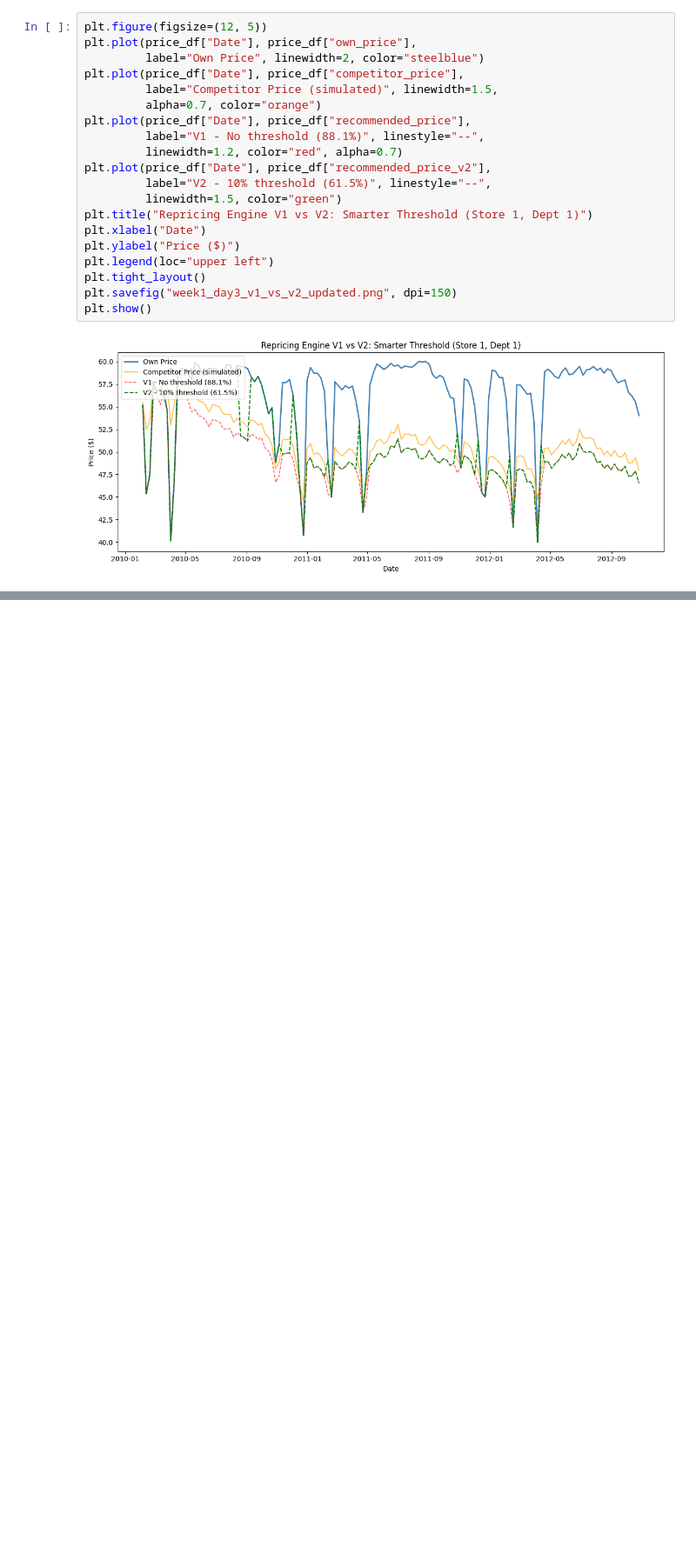
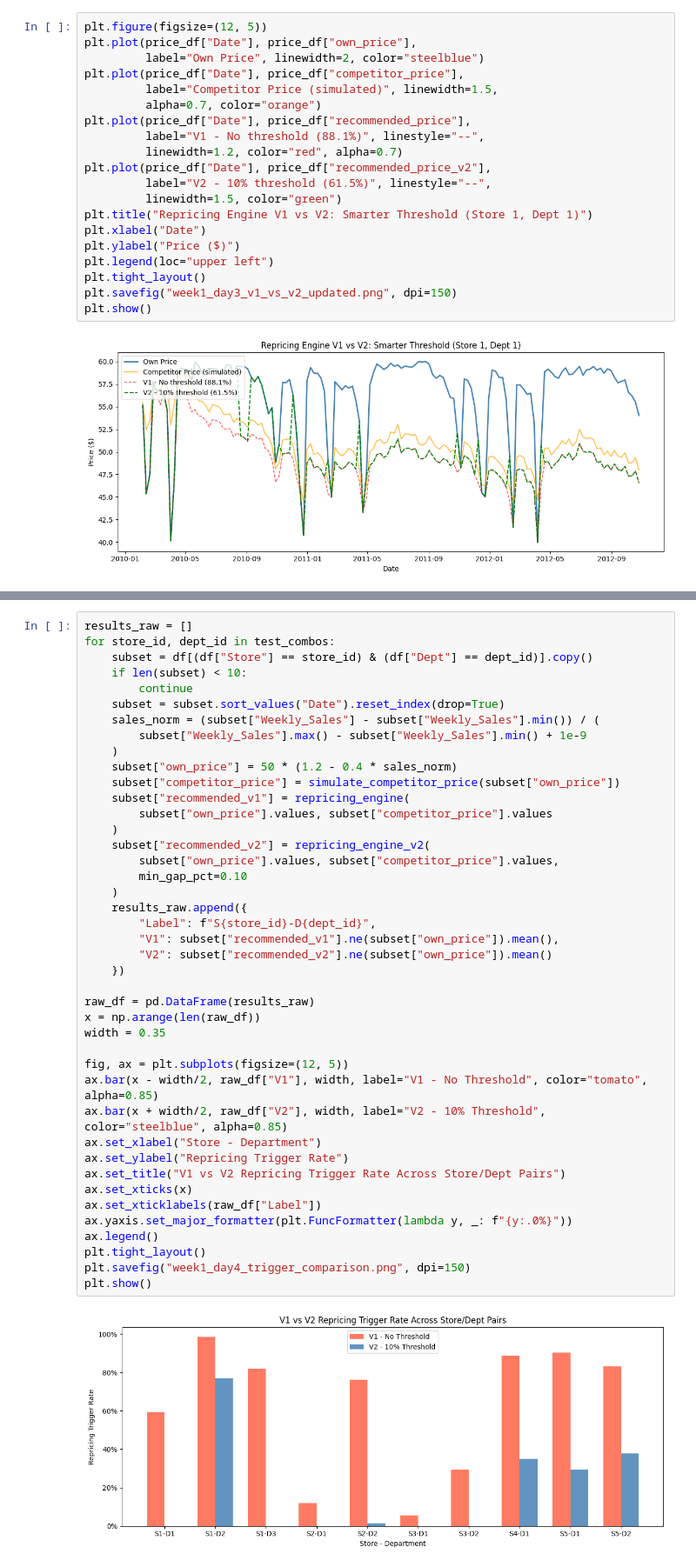
Before and after one commit to Snjkmr162/The_Pricing_Analytics_Toolkit, a Jupyter notebook: notebooks/week1_repricing/Week1_Repricing_Simulator.ipynb, the cells around one changed output, grey strips where cells are left out. Shown at 87% size. Saved outputs shown, nothing was run; the diff lists cells and outputs as text; blank space fills up the shorter version.

```diff
--- a/notebooks/week1_repricing/Week1_Repricing_Simulator.ipynb
+++ b/notebooks/week1_repricing/Week1_Repricing_Simulator.ipynb
@@ -322,0 +406,44 @@ plt.show()
+# %%
+results_raw = []
+for store_id, dept_id in test_combos:
+    subset = df[(df["Store"] == store_id) & (df["Dept"] == dept_id)].copy()
+    if len(subset) < 10:
+        continue
+    subset = subset.sort_values("Date").reset_index(drop=True)
+    sales_norm = (subset["Weekly_Sales"] - subset["Weekly_Sales"].min()) / (
+        subset["Weekly_Sales"].max() - subset["Weekly_Sales"].min() + 1e-9
+    )
+    subset["own_price"] = 50 * (1.2 - 0.4 * sales_norm)
+    subset["competitor_price"] = simulate_competitor_price(subset["own_price"])
+    subset["recommended_v1"] = repricing_engine(
+        subset["own_price"].values, subset["competitor_price"].values
+    )
+    subset["recommended_v2"] = repricing_engine_v2(
+        subset["own_price"].values, subset["competitor_price"].values,
+        min_gap_pct=0.10
+    )
+    results_raw.append({
+        "Label": f"S{store_id}-D{dept_id}",
+        "V1": subset["recommended_v1"].ne(subset["own_price"]).mean(),
+        "V2": subset["recommended_v2"].ne(subset["own_price"]).mean()
+    })
+
+raw_df = pd.DataFrame(results_raw)
+x = np.arange(len(raw_df))
+width = 0.35
+
+fig, ax = plt.subplots(figsize=(12, 5))
+ax.bar(x - width/2, raw_df["V1"], width, label="V1 - No Threshold", color="tomato", alpha=0.85)
+ax.bar(x + width/2, raw_df["V2"], width, label="V2 - 10% Threshold", color="steelblue", alpha=0.85)
+ax.set_xlabel("Store - Department")
+ax.set_ylabel("Repricing Trigger Rate")
+ax.set_title("V1 vs V2 Repricing Trigger Rate Across Store/Dept Pairs")
+ax.set_xticks(x)
+ax.set_xticklabels(raw_df["Label"])
+ax.yaxis.set_major_formatter(plt.FuncFormatter(lambda y, _: f"{y:.0%}"))
+ax.legend()
+plt.tight_layout()
+plt.savefig("week1_day4_trigger_comparison.png", dpi=150)
+plt.show()
+# %% [output]
+[figure, added]
```
Also changed, not shown: parts of 2 cells of this notebook.
